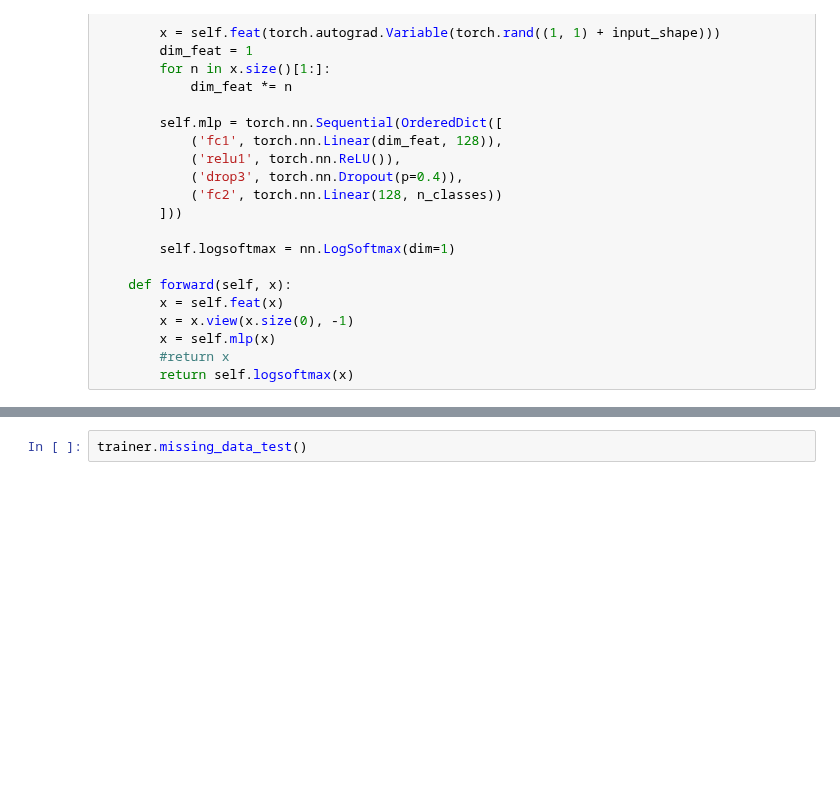
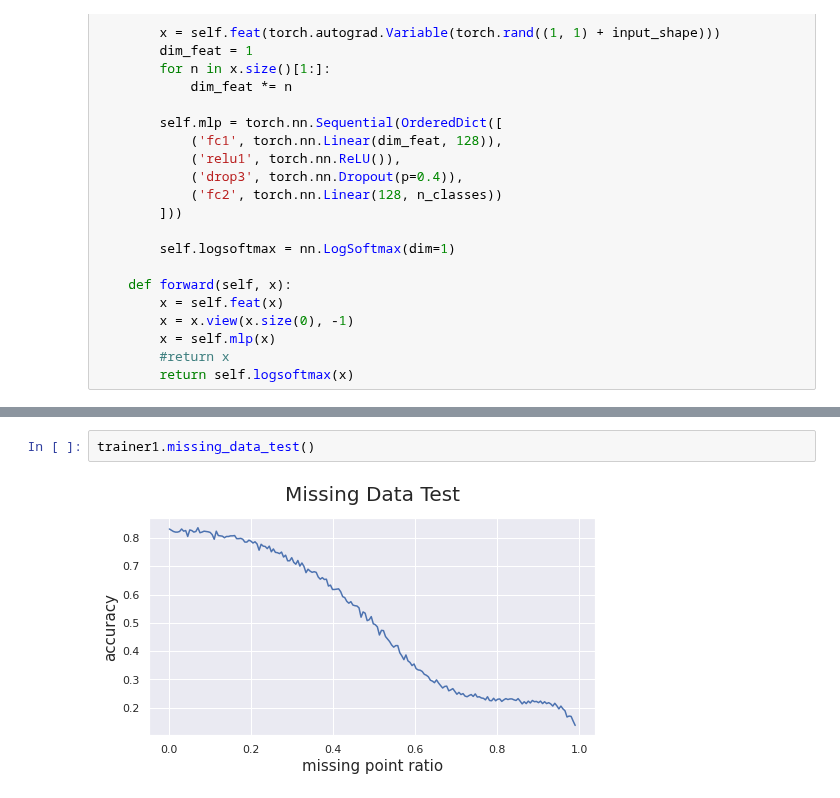
Before and after one commit to tabba98/neural-network, a Jupyter notebook: VoxNet.ipynb, the cells around one changed output, grey strips where cells are left out. Saved outputs shown, nothing was run; the diff lists cells and outputs as text; blank space fills up the shorter version.

```diff
--- a/VoxNet.ipynb
+++ b/VoxNet.ipynb
@@ -448,3 +541,5 @@ trainer.getPerClassAccuracy()
 # %%
-trainer.missing_data_test()
+trainer1.missing_data_test()
+# %% [output]
+[figure, added]
 # %%
```
Also changed, not shown: parts of 27 cells of this notebook.
